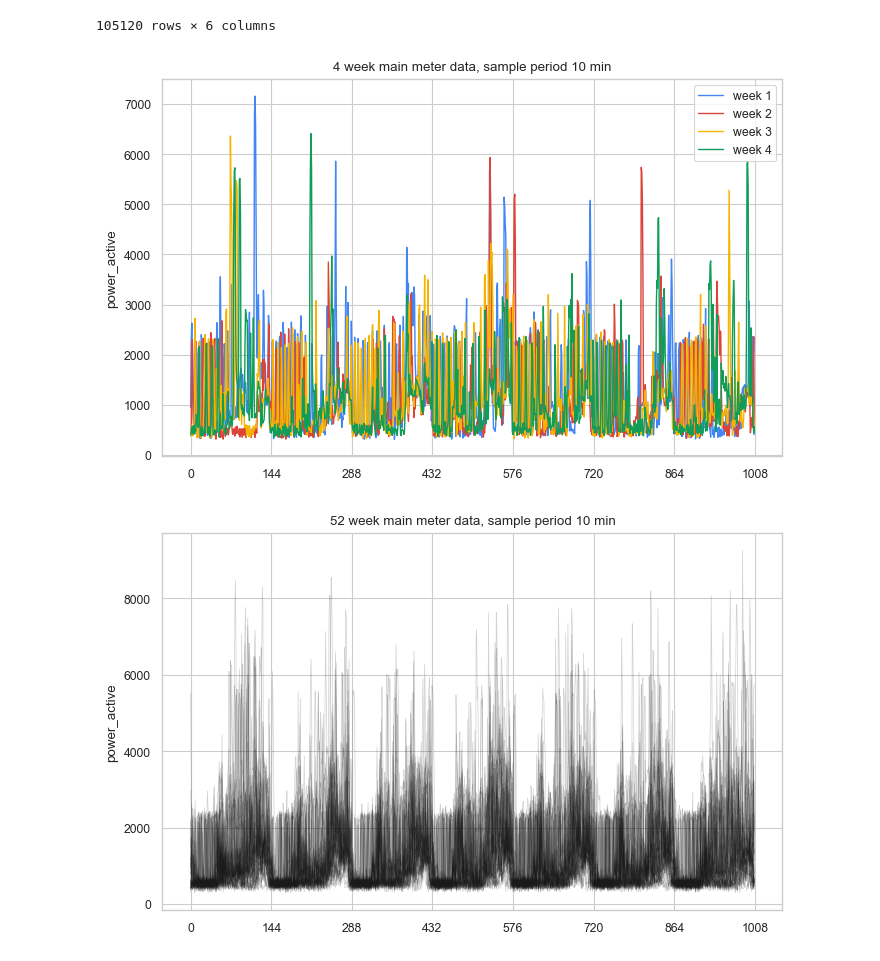
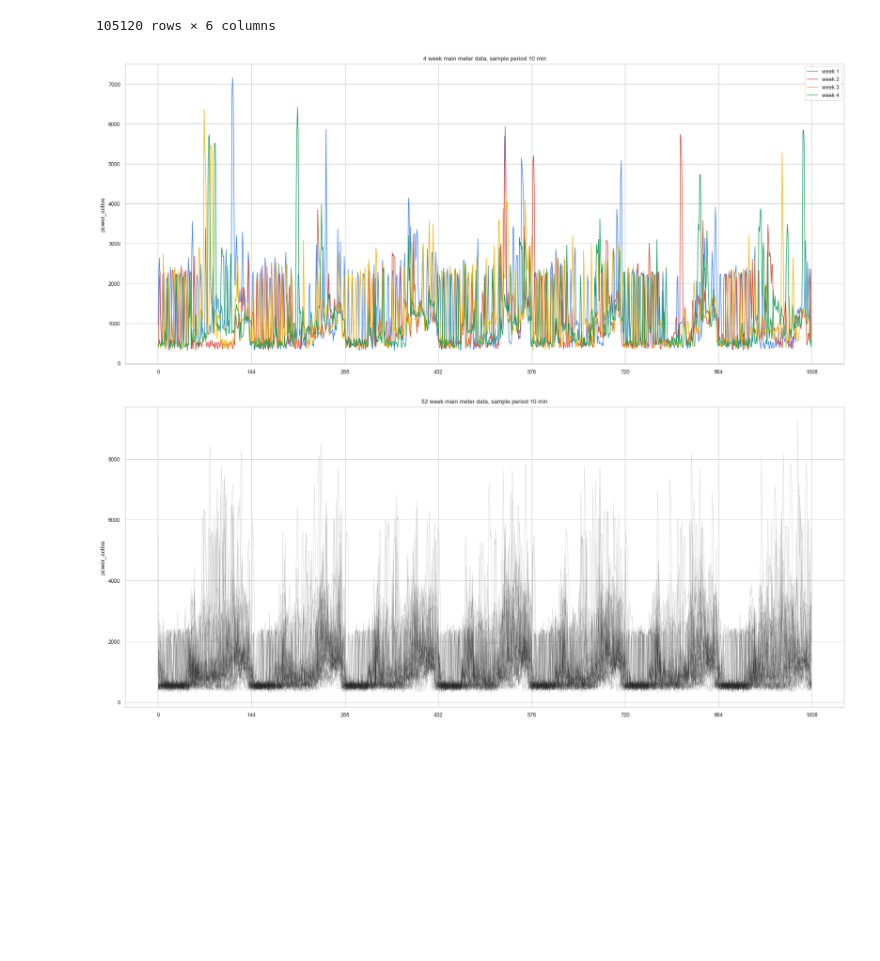
Before and after one commit to chuan-khuna/datamining_nilm_v2, a Jupyter notebook: 02_EDA_main.ipynb, the cells around one changed output. Drawn from its saved outputs; the diff is of its cells as text; code cells hidden in the pictures; blank space fills up the shorter version.

Commit message:
Update visualization

```diff
--- a/02_EDA_main.ipynb
+++ b/02_EDA_main.ipynb
@@ -7,7 +7,7 @@ import datetime as dt
 
 sns.set(context="paper", style="whitegrid",
        rc={
-           "figure.figsize": (8, 5),
+           "figure.figsize": (21, 9),
            "figure.dpi": 100
        })
 google = ["#4285F4", "#DB4437", "#F4B400", "#0F9D58"]
@@ -50,24 +50,24 @@ df2
 # %%
 # number of sample per one day
 oneday_n = int(24*60/resample_min)
 # number of sample per week
 oneweek_n = int(oneday_n * 7)
 
 # time axis for one week
 x = np.arange(0, oneweek_n)
 
 n_week = 4
 # plot one week data
 for i in range(n_week):
     sns.lineplot(x, df2['power_active'][oneweek_n*i:oneweek_n*(i+1)], lw=1, label=f"week {i+1}")
 
 # config x tick for every day
 plt.xticks(np.arange(0, oneweek_n+oneday_n, oneday_n))
 
-plt.title(f"{n_week} week main meter data, sample period 10 min")
+plt.title(f"{n_week} week main meter data, sample period {resample_min} min")
 plt.show()
 # %% [output]
-[figure, old version]
+[figure, new version]
 # %%
 # number of sample per one day
 oneday_n = int(24*60/resample_min)
@@ -85,7 +85,7 @@ for i in range(n_week):
 # config x tick for every day
 plt.xticks(np.arange(0, oneweek_n+oneday_n, oneday_n))
 
-plt.title(f"{n_week} week main meter data, sample period 10 min")
+plt.title(f"{n_week} week main meter data, sample period {resample_min} min")
 plt.show()
 # %% [output]
-[figure, old version]
+[figure, new version]
```
